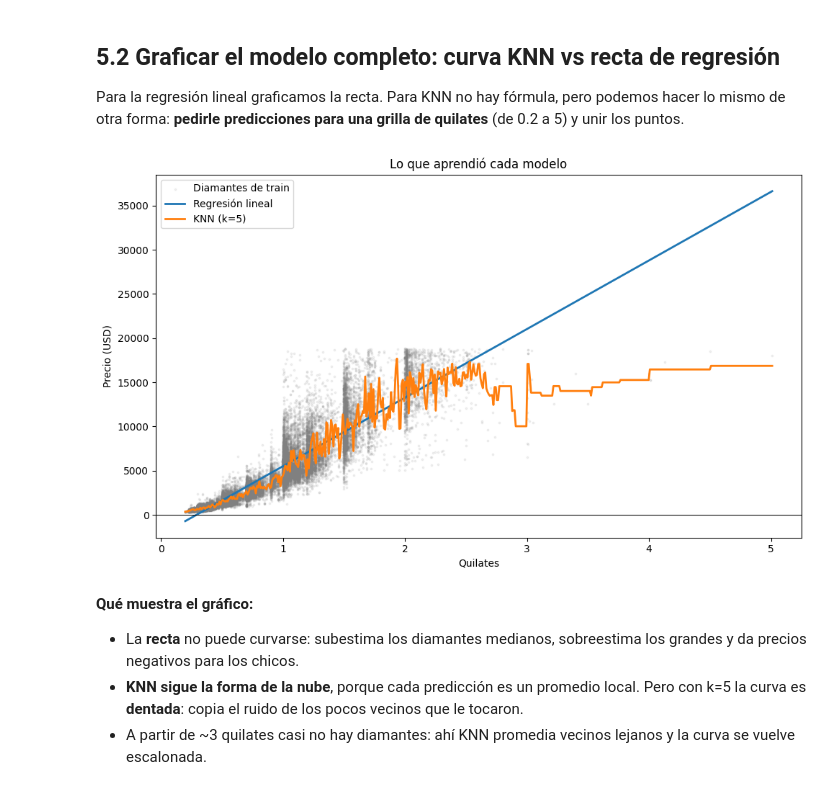
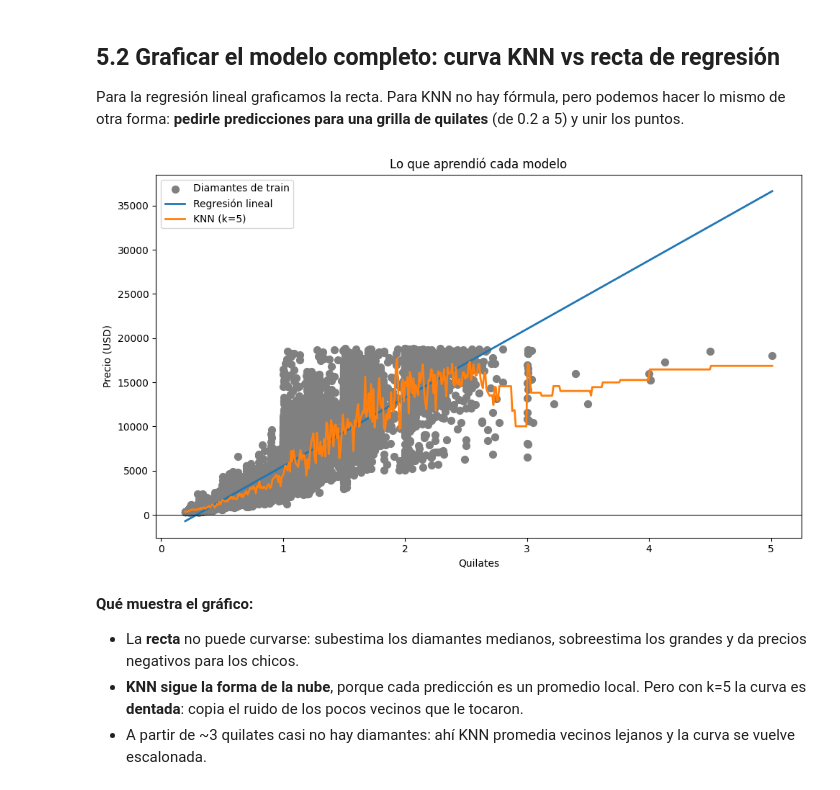
Before and after one commit to UADE-Python-Data-Science/583433_repo_oficial, a Jupyter notebook: Unidad_7/U7_NB2_modelar_diamonds_knn.ipynb, the cells around one changed output. Saved outputs shown, nothing was run; the diff lists cells and outputs as text; code cells hidden in the pictures.

```diff
--- a/Unidad_7/U7_NB2_modelar_diamonds_knn.ipynb
+++ b/Unidad_7/U7_NB2_modelar_diamonds_knn.ipynb
@@ -338,24 +352,24 @@ Para la regresión lineal graficamos la recta. Para KNN no hay fórmula, pero po
 # %%
 # Grilla de quilates: 500 valores entre el mínimo y el máximo
 grilla = pd.DataFrame({"quilates": np.linspace(X["quilates"].min(), X["quilates"].max(), 500)})
 
 grilla["pred_rl"] = model_rl.predict(grilla[["quilates"]])
 grilla["pred_knn"] = model_knn.predict(grilla[["quilates"]])
 
 fig, ax = plt.subplots(figsize=(10, 6))
-ax.scatter(X_train["quilates"], y_train, s=3, alpha=0.1, color="gray", label="Diamantes de train")
+ax.scatter(X_train["quilates"], y_train, s=50, alpha=1, color="gray", label="Diamantes de train")
 ax.plot(grilla["quilates"], grilla["pred_rl"], color="tab:blue", linewidth=2, label="Regresión lineal")
 ax.plot(grilla["quilates"], grilla["pred_knn"], color="tab:orange", linewidth=2, label="KNN (k=5)")
 ax.axhline(0, color="black", linewidth=0.8)
 
 ax.set_title("Lo que aprendió cada modelo")
 ax.set_xlabel("Quilates")
 ax.set_ylabel("Precio (USD)")
 ax.legend()
 plt.tight_layout()
 plt.show()
 # %% [output]
-[figure, old version]
+[figure, new version]
 # %% [markdown]
 **Qué muestra el gráfico:**
 
```
Also changed, not shown: parts of 3 cells of this notebook, 3 other files.
